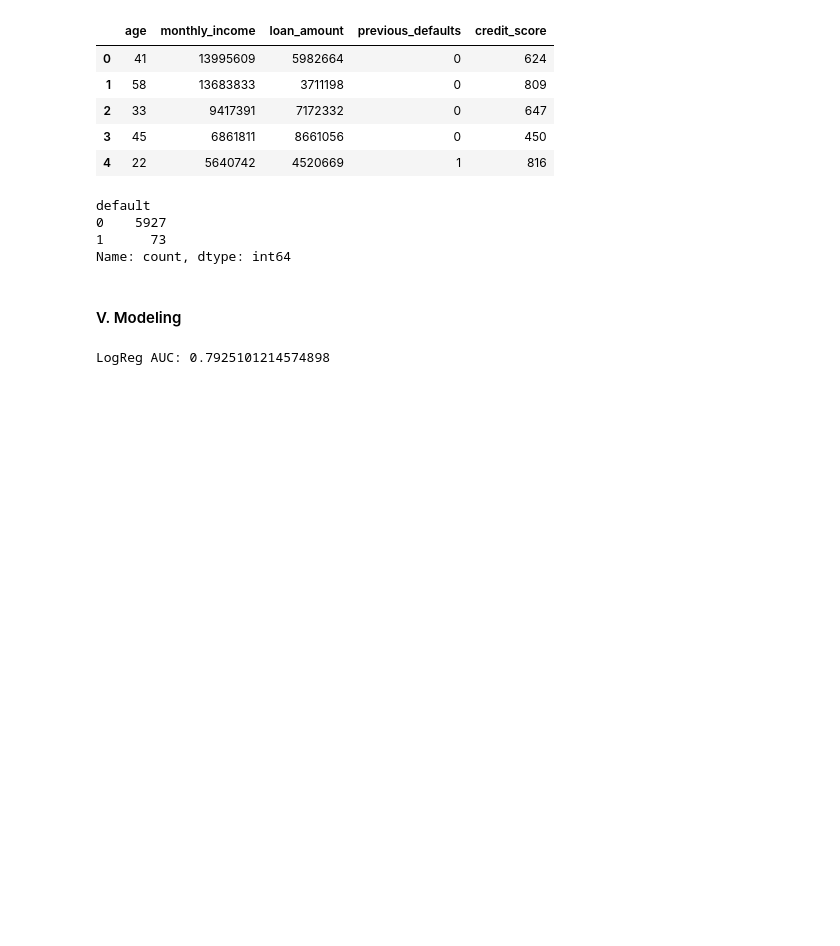
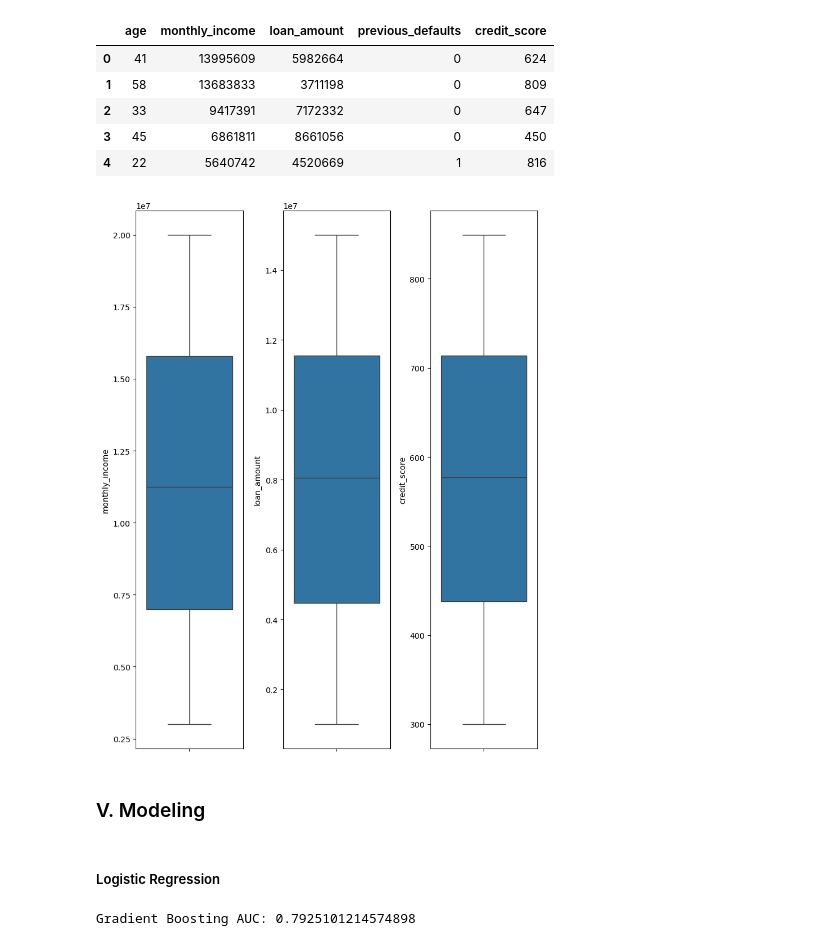
Before and after one commit to reido2000/ds-takehome, a Jupyter notebook: notebooks/B_modeling.ipynb, the cells around one changed output. Saved outputs shown, nothing was run; the diff lists cells and outputs as text; code cells hidden in the pictures; blank space fills up the shorter version.

```diff
--- a/notebooks/B_modeling.ipynb
+++ b/notebooks/B_modeling.ipynb
@@ -93,22 +93,40 @@ X.head()
 | 2 | 33 | 9417391 | 7172332 | 0 | 647 |
 | 3 | 45 | 6861811 | 8661056 | 0 | 450 |
 | 4 | 22 | 5640742 | 4520669 | 1 | 816 |
-# %%
-df_clean['default'].value_counts()
-# %% [output]
-default
-0    5927
-1      73
-Name: count, dtype: int64
 # %%
 # Split X train test dan y train test
 X_train, X_test, y_train, y_test = train_test_split(X, y, stratify=y, random_state=26)
+# %%
+# Check Outliers
+
+#Define Num Columns
+num_columns = ['monthly_income', 'loan_amount', 'credit_score']
+
+num = len(num_columns)
+num_rows = 1
+num_cols = 3
+
+plt.figure(figsize=(8, 10))
+
+# Membuat boxplot untuk setiap num_columns
+for i, feature in enumerate(num_columns):
+    plt.subplot(num_rows, num_cols, i+1)
+    sns.boxplot(data=X_train, y=feature)
+
+plt.tight_layout()
+plt.show()
+# %% [output]
+[figure, added]
 # %% [markdown]
-#### V. Modeling
+### V. Modeling
+# %% [markdown]
+##### Logistic Regression
 # %%
-# Logistic Regression
-logreg = LogisticRegression(max_iter=1000)
+logreg = make_pipeline(LogisticRegression())
 logreg.fit(X_train, y_train)
-print("Logistic Regression AUC:", roc_auc_score(y_test, logreg.predict_proba(X_test)[:, 1]))
+
+# AUC Score
+y_pred_proba = logreg.predict_proba(X_test)[:, 1]
+print("Gradient Boosting AUC:", roc_auc_score(y_test, y_pred_proba))
 # %% [output]
-LogReg AUC: 0.7925101214574898
+Gradient Boosting AUC: 0.7925101214574898
```
Also changed, not shown: parts of 10 cells of this notebook.
